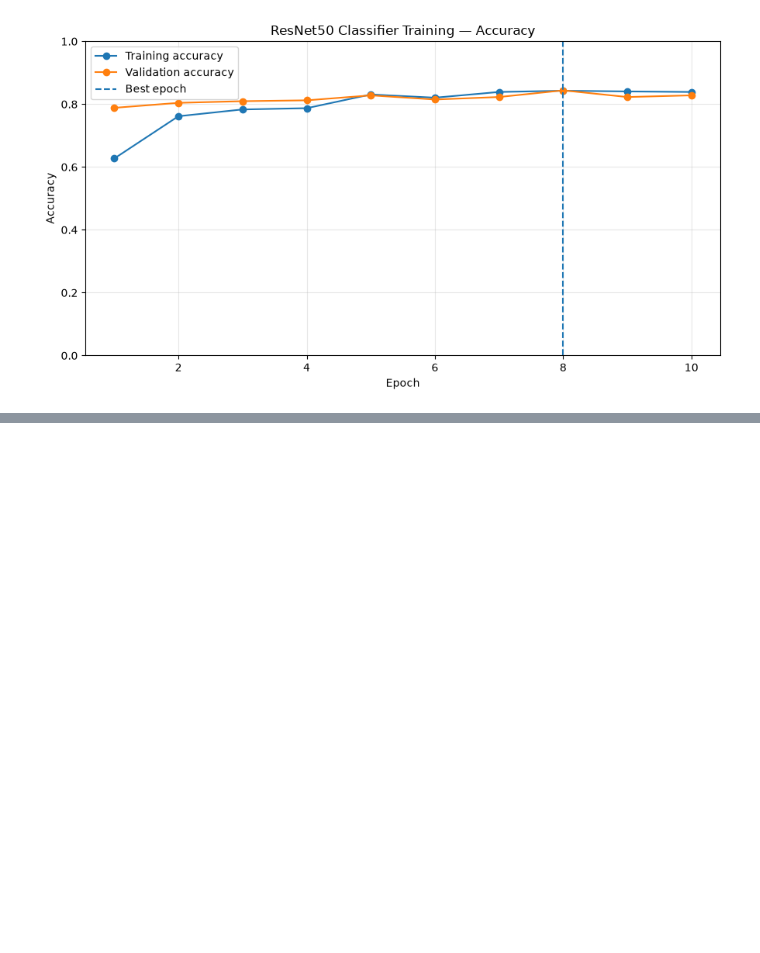
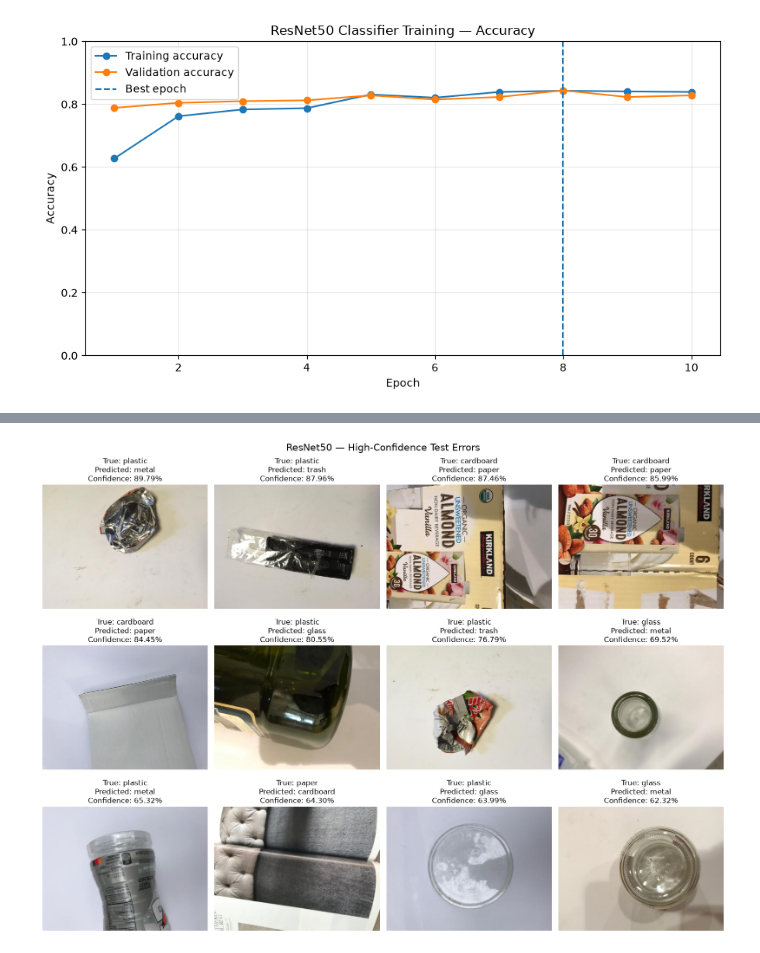
Before and after one commit to Soban-Creator/smart-waste-classification, a Jupyter notebook: notebooks/07_ResNet50_Transfer_Learning.ipynb, the cells around one changed output, grey strips where cells are left out. Cells and saved outputs as stored; diff of their text form; code cells hidden in the pictures; blank space fills up the shorter version.

```diff
--- a/notebooks/07_ResNet50_Transfer_Learning.ipynb
+++ b/notebooks/07_ResNet50_Transfer_Learning.ipynb
@@ -691,0 +1301,18 @@ plt.show()
+# %%
+misclassified_dataframe = (
+    test_prediction_dataframe[
+        ~test_prediction_dataframe["correct"]
+    ]
+    .sort_values(
+        "predicted_confidence",
+        ascending=False,
+    )
+    .reset_index(drop=True)
+)
+
+print(
+    "Total misclassified test images:",
+    len(misclassified_dataframe),
+)
+
+misclassified_dataframe.head(10)
@@ -691,0 +1343,46 @@ plt.show()
+# %%
+number_of_examples = min(
+    12,
+    len(misclassified_dataframe),
+)
+
+figure, axes = plt.subplots(
+    nrows=3,
+    ncols=4,
+    figsize=(16, 12),
+)
+
+for axis in axes.flatten():
+    axis.axis("off")
+
+for axis, (_, row) in zip(
+    axes.flatten(),
+    misclassified_dataframe.head(
+        number_of_examples
+    ).iterrows(),
+):
+    with Image.open(
+        row["image_path"]
+    ) as image:
+        axis.imshow(
+            image.convert("RGB")
+        )
+
+    axis.set_title(
+        f"True: {row['true_class']}\n"
+        f"Predicted: {row['predicted_class']}\n"
+        f"Confidence: "
+        f"{row['predicted_confidence']:.2%}"
+    )
+
+    axis.axis("off")
+
+figure.suptitle(
+    "ResNet50 — High-Confidence Test Errors",
+    fontsize=16,
+)
+
+figure.tight_layout()
+plt.show()
+# %% [output]
+[figure, added]
```
Also changed, not shown: parts of 23 cells of this notebook.
